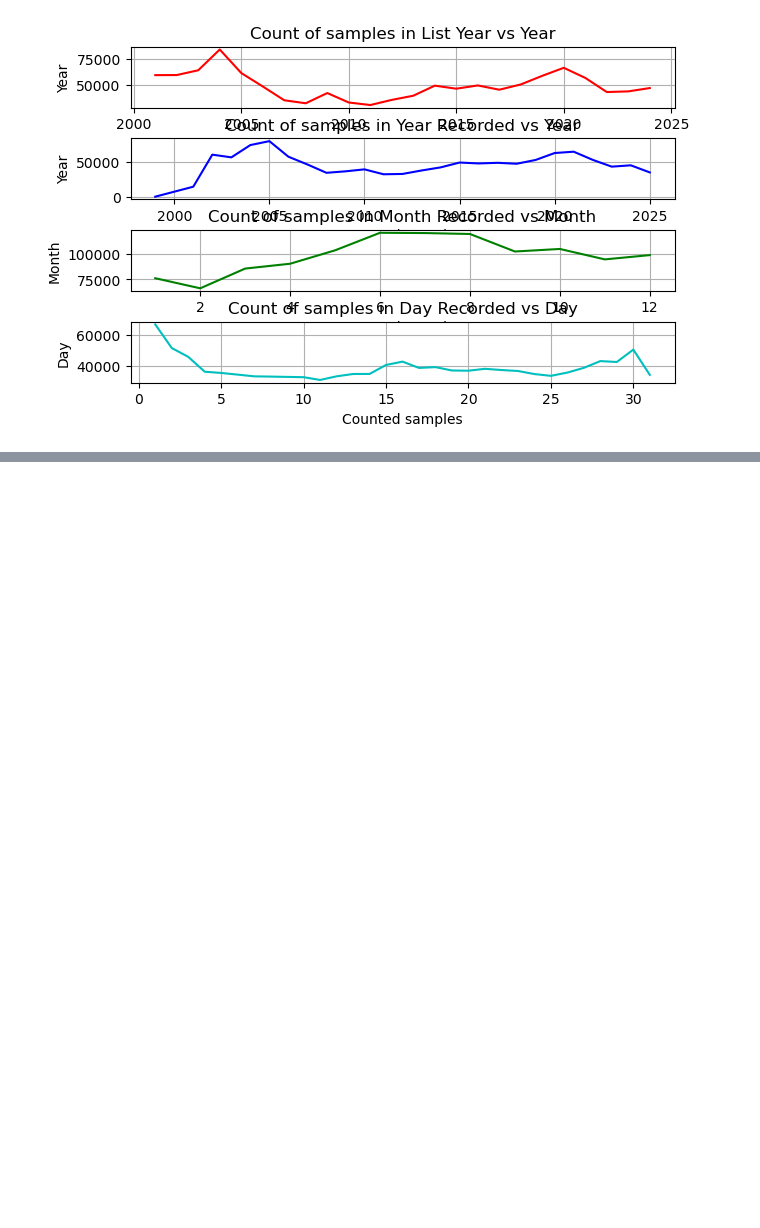
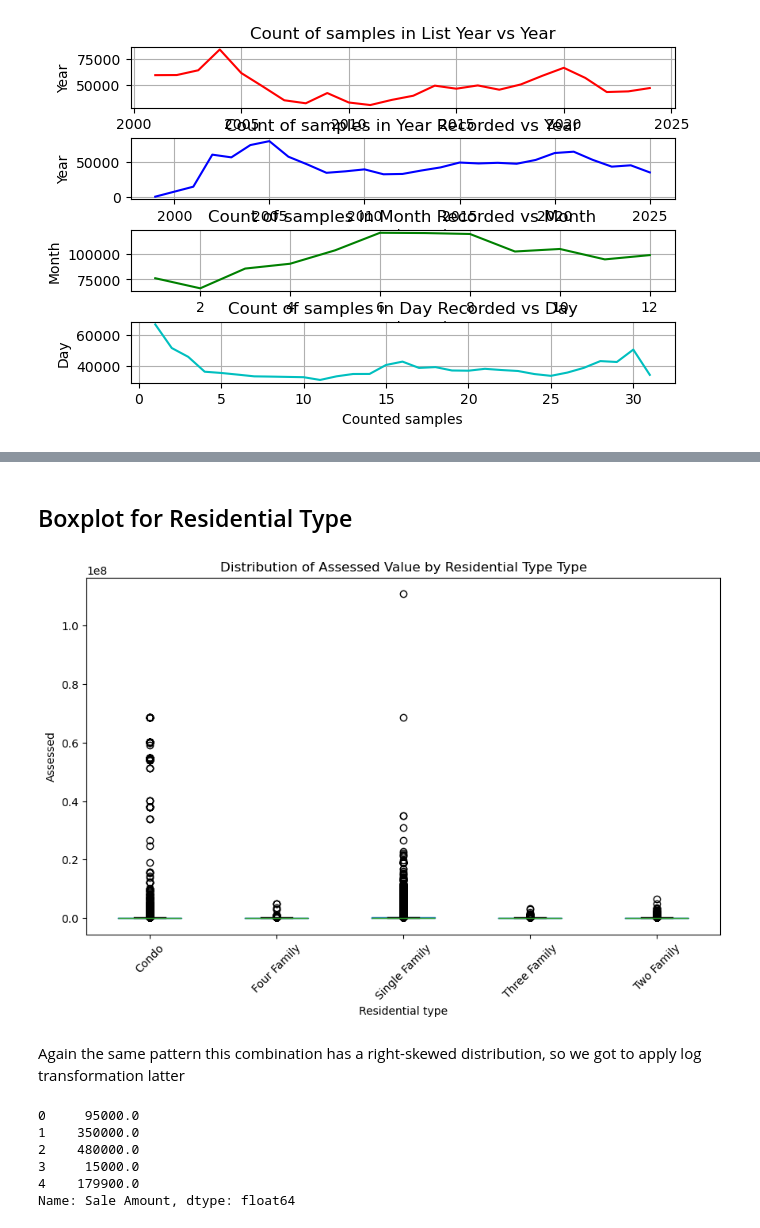
Before and after one commit to SSloan07/ValuingH0M3, a Jupyter notebook: ValuingH0M3.ipynb, the cells around one changed output, grey strips where cells are left out. Drawn from its saved outputs; the diff is of its cells as text; code cells hidden in the pictures; blank space fills up the shorter version.

```diff
--- a/ValuingH0M3.ipynb
+++ b/ValuingH0M3.ipynb
@@ -452,0 +549,25 @@ Name: count, dtype: int64
+# %% [markdown]
+## Boxplot for Residential Type
+# %%
+X.boxplot(column='Assessed Value', by='Residential Type', figsize=(10, 6), grid=False)
+plt.title('Distribution of Assessed Value by Residential Type Type')
+plt.suptitle('')
+plt.xlabel('Residential type')
+plt.ylabel('Assessed')
+plt.xticks(rotation=45)
+plt.show()
+# %% [output]
+[figure, added]
+# %% [markdown]
+Again the same pattern this combination has a right-skewed distribution, so we got to apply log transformation latter
+# %%
+X.head()
+
+y.head()
+# %% [output]
+0     95000.0
+1    350000.0
+2    480000.0
+3     15000.0
+4    179900.0
+Name: Sale Amount, dtype: float64
```
Also changed, not shown: parts of 29 cells of this notebook.
